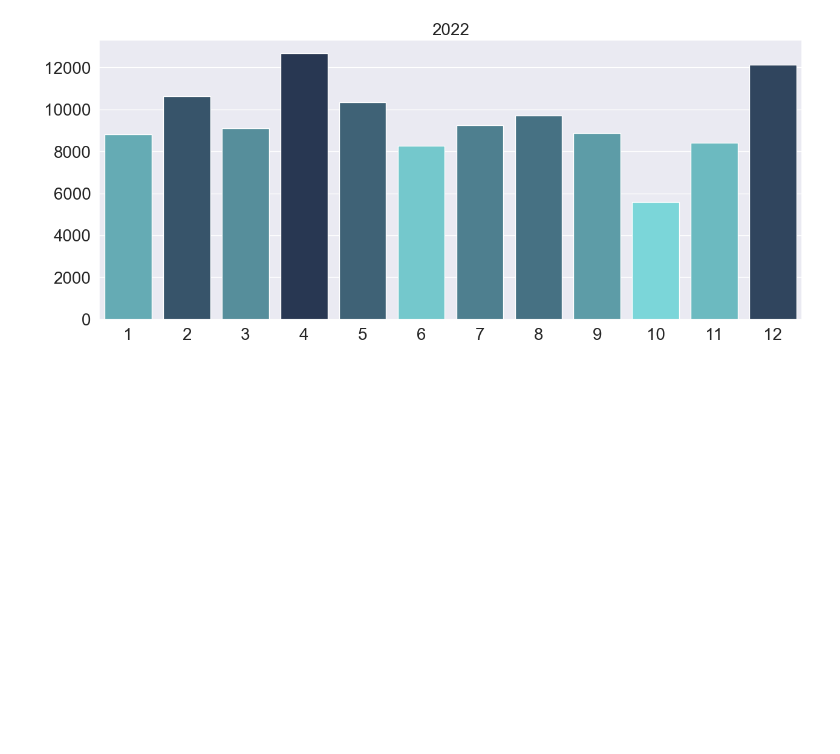
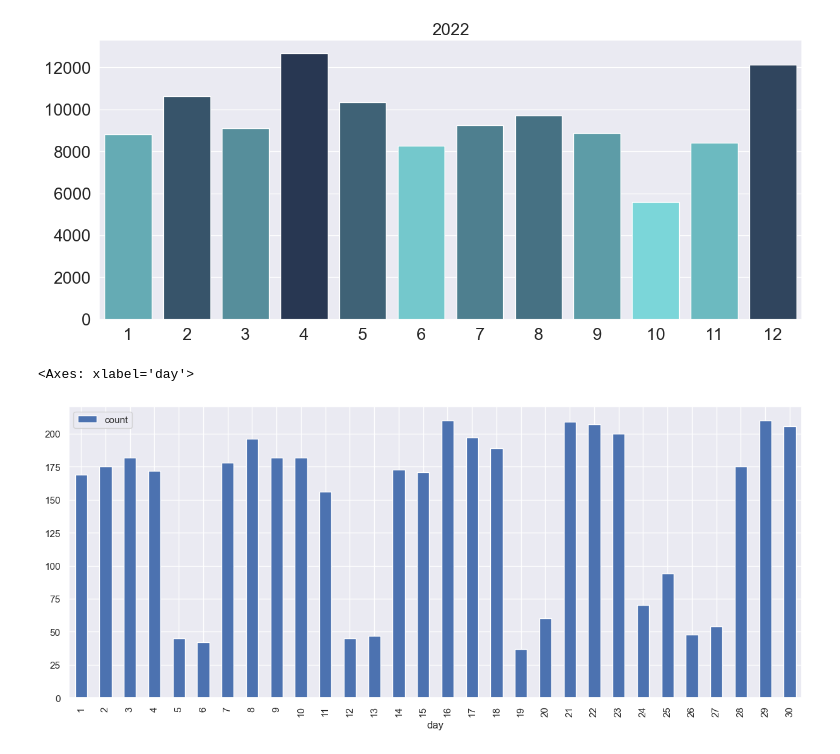
Before and after one commit to nguyenhy/US-accidents, a Jupyter notebook: explore/accident-by-datetime.ipynb, the cells around one changed output. Drawn from its saved outputs; the diff is of its cells as text; code cells hidden in the pictures; blank space fills up the shorter version.

Commit message:
feat: add chart for data on 11/2016

```diff
--- a/explore/accident-by-datetime.ipynb
+++ b/explore/accident-by-datetime.ipynb
@@ -277,3 +277,22 @@ for year in years:
 [figure]
 [figure]
 [figure]
+# %%
+address = pd.read_pickle('../data/processed/address.pickle')
+address_time = pd.merge(address, sample, on='ID')
+(
+    address_time
+    .query("year == 2016 and month == 11")
+    .groupby(['day'])
+    .agg(
+        count=('ID', 'count')
+    )
+    .reset_index()
+    # .sort_values('count', ascending=False)
+    # .query("State == 'CA'")
+    # .sort_values('day', ascending=True)
+    .plot(x='day', y='count', kind='bar')
+)
+# %% [output]
+<Axes: xlabel='day'>
+[figure, added]
```
